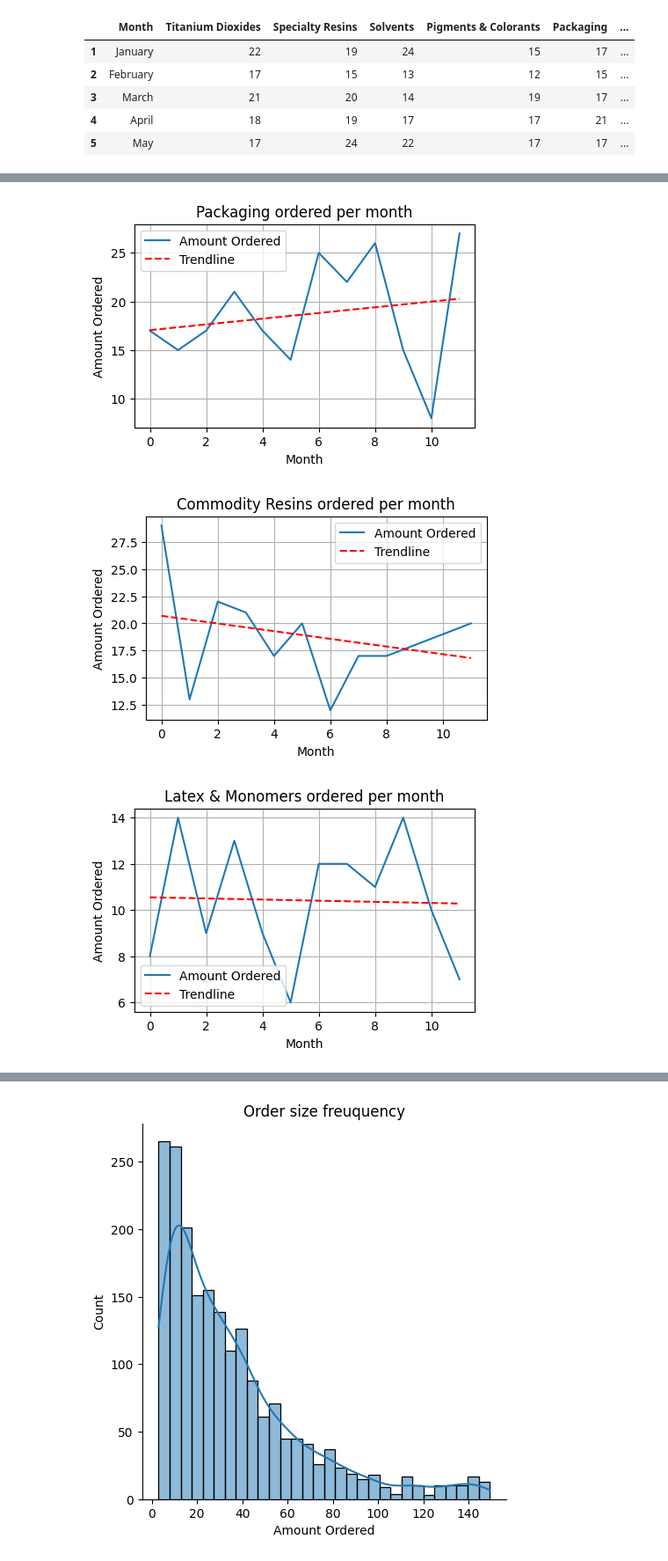
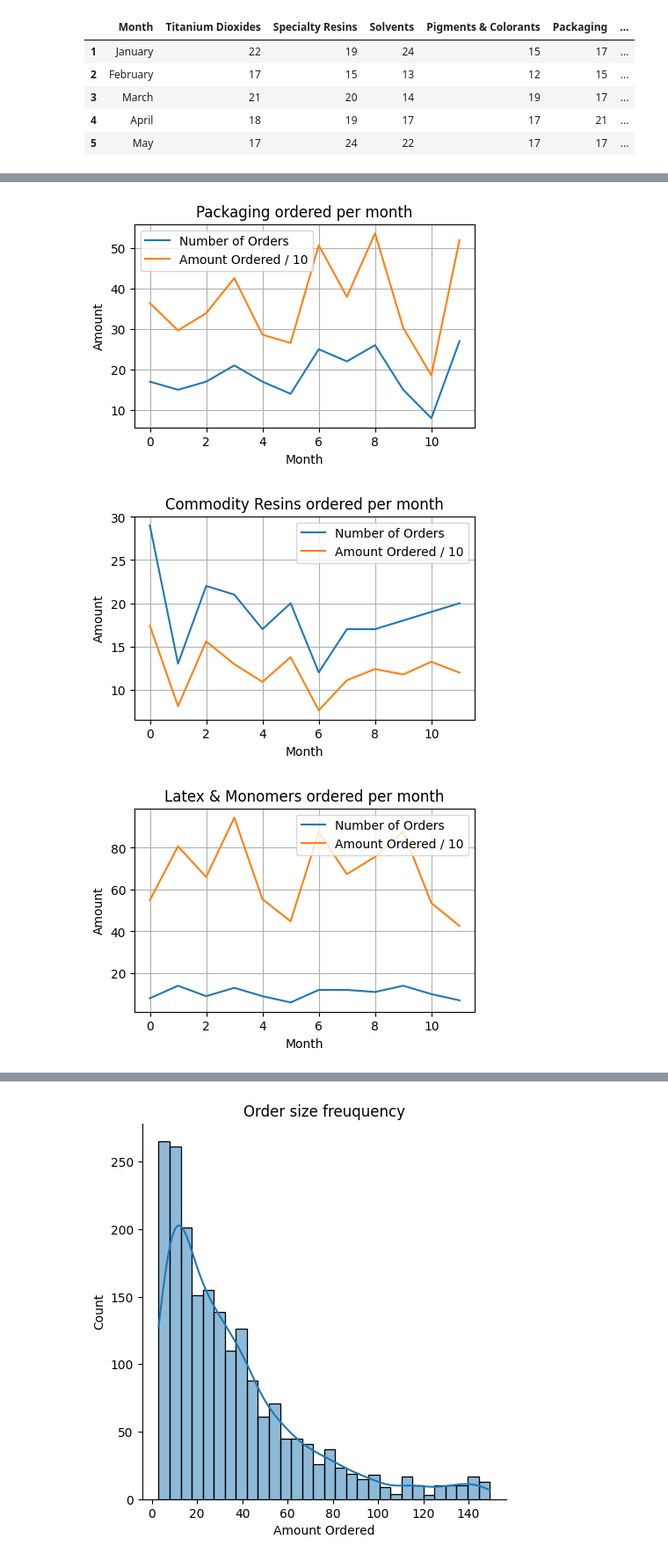
Before and after one commit to aaaka5h/BOLT-Datathon, a Jupyter notebook: analysis.ipynb, the cells around one changed output, grey strips where cells are left out. Shown at 88% size. Cells and saved outputs as stored; diff of their text form; code cells hidden in the pictures.

Commit message:
Edit materials per month charts

```diff
--- a/analysis.ipynb
+++ b/analysis.ipynb
@@ -223,15 +223,20 @@ materials_arr = orders_df['Material'].unique()
 orders_copy = orders_df.copy()
 months = ['January', 'February', 'March', 'April', 'May', 'June', 'July', 'August', 'September', 'October', 'November', 'December']
 materials_per_month = {'Month': months}
+amt_per_month = {'Month': months}
 orders_copy['Month'] = orders_copy['Day'].dt.strftime('%B')
 
 for mat in materials_arr:
     materials_per_month[f"{mat}"] = []
+    amt_per_month[f"{mat}"] = []
     for month in months:
-        materials_per_month[f"{mat}"].append(len(orders_df[(orders_copy['Month'] == month) & (orders_copy['Material'] == mat)]))
+        materials_per_month[f"{mat}"].append(len(orders_copy[(orders_copy['Month'] == month) & (orders_copy['Material'] == mat)]))
+        amt_per_month[f"{mat}"].append(orders_copy[(orders_copy['Month'] == month) & (orders_copy['Material'] == mat)]['Amount Ordered'].sum())
 
 mpm_df = pd.DataFrame.from_dict(materials_per_month)
+apm_df = pd.DataFrame.from_dict(amt_per_month)
 mpm_df.index = mpm_df.index + 1
+apm_df.index = apm_df.index + 1
 mpm_df.head()
 # %% [output]
 |  | Month | Titanium Dioxides | Specialty Resins | Solvents | Pigments & Colorants | Packaging | ... |
@@ -242,18 +247,14 @@ mpm_df.head()
 | 5 | May | 17 | 24 | 22 | 17 | 17 | ... |
 # %%
 for mat in mpm_df.columns[1:]:
-    # Fit trendline to data
     x = np.array(range(len(mpm_df.index)))
     y = mpm_df[mat].values
-    z = np.polyfit(x, y, 1)
-    p = np.poly1d(z)
 
-    # Plot data with trendline
     fig, ax = plt.subplots(figsize=(5, 3))
-    ax.plot(x, y, label='Amount Ordered')
-    ax.plot(x, p(x), 'r--', label='Trendline')
+    ax.plot(x, y, label='Number of Orders')
+    ax.plot(x, apm_df[mat].values / 10, label='Amount Ordered / 10')
     ax.set_xlabel('Month')
-    ax.set_ylabel('Amount Ordered')
+    ax.set_ylabel('Amount')
     ax.set_title(f"{mat} ordered per month")
     ax.grid(True)
     ax.legend()
@@ -266,3 +267,3 @@ for mat in mpm_df.columns[1:]:
-[figure, old version]
+[figure, new version]
-[figure, old version]
+[figure, new version]
-[figure, old version]
+[figure, new version]
```
Also changed, not shown: parts of 1 cell of this notebook.
